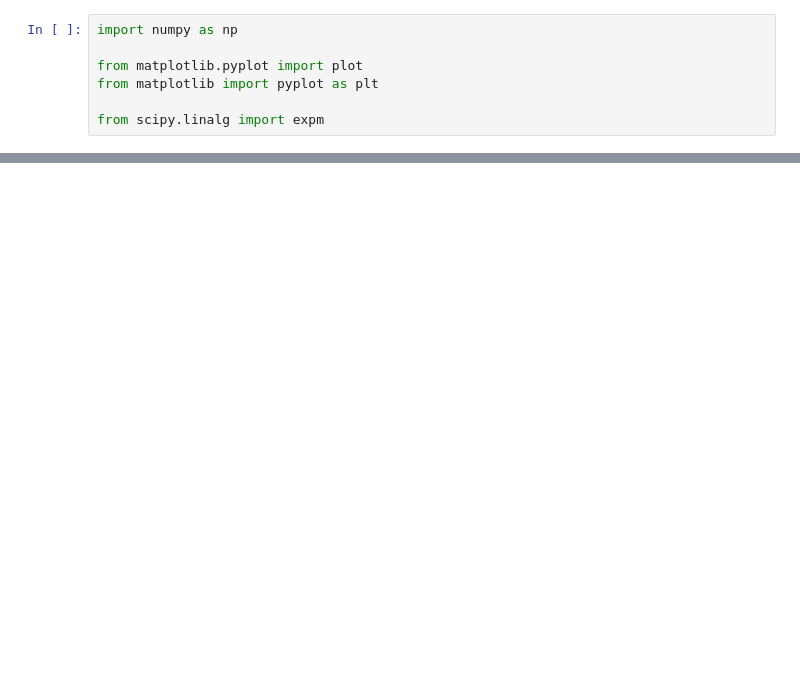
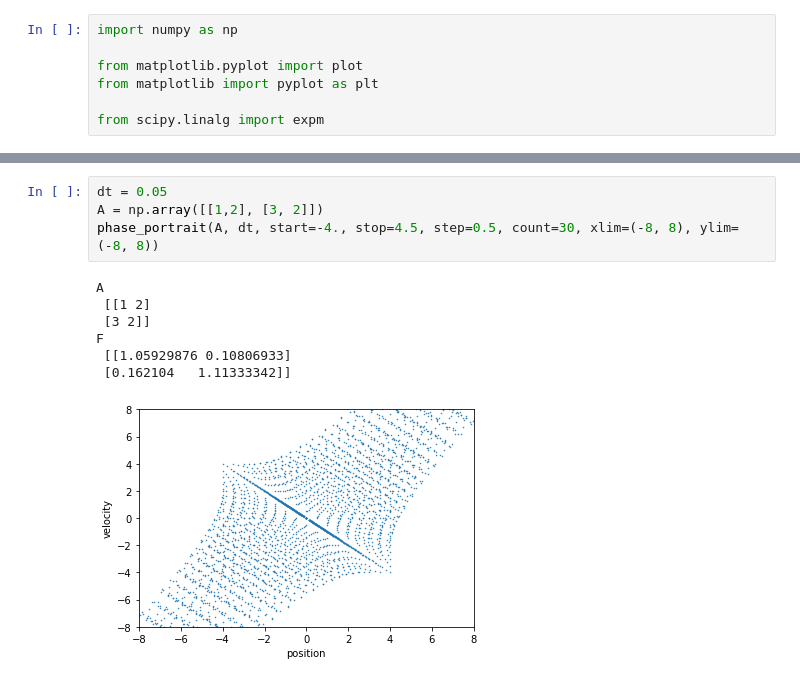
Before and after one commit to ctarrington/data-science-hw, a Jupyter notebook: kalman-filters/rlabbe/rlabbe_07_math_scraps.ipynb, the cells around one changed output, grey strips where cells are left out. Drawn from its saved outputs; the diff is of its cells as text; blank space fills up the shorter version.

```diff
--- a/kalman-filters/rlabbe/rlabbe_07_math_scraps.ipynb
+++ b/kalman-filters/rlabbe/rlabbe_07_math_scraps.ipynb
@@ -55,0 +58,12 @@ plt.show()
+# %%
+dt = 0.05
+A = np.array([[1,2], [3, 2]])
+phase_portrait(A, dt, start=-4., stop=4.5, step=0.5, count=30, xlim=(-8, 8), ylim=(-8, 8))
+# %% [output]
+A
+ [[1 2]
+ [3 2]]
+F
+ [[1.05929876 0.10806933]
+ [0.162104   1.11333342]]
+[figure, added]
```
Also changed, not shown: parts of 5 cells of this notebook.
